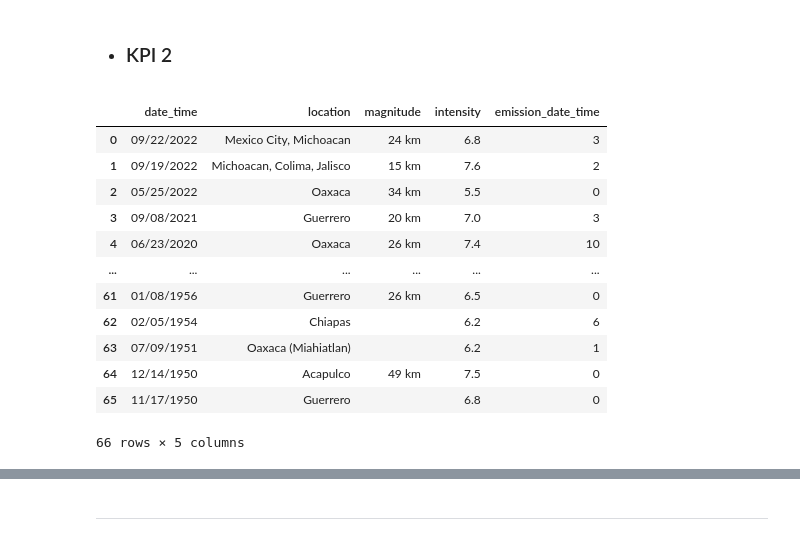
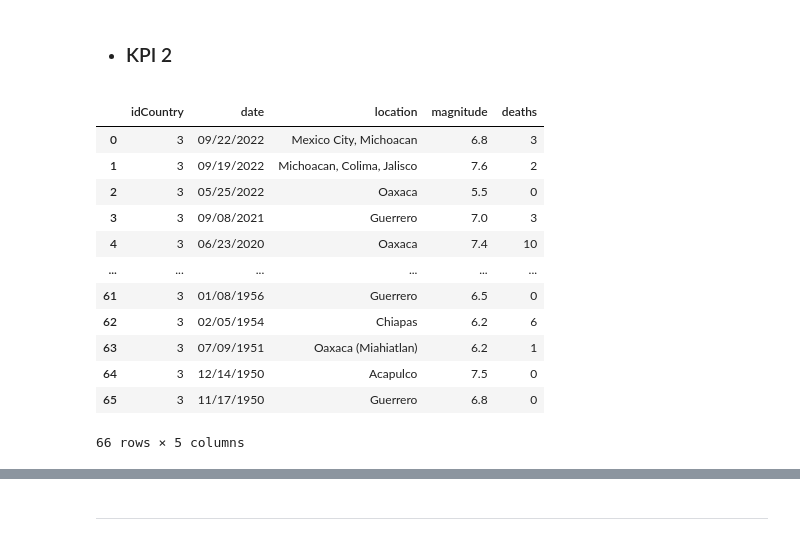
Before and after one commit to ReneRamosTrvn/alertas_sismicas, a Jupyter notebook: ETL.ipynb, the cells around one changed output, grey strips where cells are left out. Drawn from its saved outputs; the diff is of its cells as text; code cells hidden in the pictures.

```diff
--- a/ETL.ipynb
+++ b/ETL.ipynb
@@ -281,41 +279,46 @@ df_mex.to_json("México.json")
 # %%
 # Mexico
 import pandas as pd
 from bs4 import BeautifulSoup
 
 url = 'https://www.worlddata.info/america/mexico/earthquakes.php'
 response = requests.get(url)
 soup = BeautifulSoup(response.text, 'html.parser')
-
 seccion = soup.find('table', {'class': 'std100 hover'})
 rows = seccion.find_all("tr")
 
-data = []
+data_mex = []
 for row in rows[1:]: # Saltamos la primera fila que contiene los encabezados de la tabla
     cols = row.find_all('td')
-    date_time = cols[0].text.strip()
+    date = cols[0].text.strip()
     location = cols[1].text.strip()
-    magnitude = cols[2].text.strip()
-    intensity = cols[3].text.strip()
-    emission_date_time = cols[4].text.strip()
-    data.append([date_time, location, magnitude, intensity, emission_date_time])
+    depth = cols[2].text.strip()
+    magnitude = cols[3].text.strip()
+    deaths = cols[4].text.strip()
+    data_mex.append([date, location, depth, magnitude, deaths])
 
 # Crear dataframe
-df = pd.DataFrame(data, columns=["date_time", "location", "magnitude", "intensity", "emission_date_time"])
+df_mex = pd.DataFrame(data_mex, columns=["date", "location", "depth", "magnitude", "deaths"])
 # Mostrar el dataframe
-df
+# Hay que normalizar los 3 Dataframes para posteriormente unirlos en 1 sola tabla
+
+# Colocamos el id de Mexico = 2
+df_mex["idCountry"] = 3
+# Reordenamos
+df_mex = df_mex[["idCountry","date","location","magnitude","deaths"]]
+df_mex
 # %% [output]
-|  | date_time | location | magnitude | intensity | emission_date_time |
-| 0 | 09/22/2022 | Mexico City, Michoacan | 24 km | 6.8 | 3 |
-| 1 | 09/19/2022 | Michoacan, Colima, Jalisco | 15 km | 7.6 | 2 |
-| 2 | 05/25/2022 | Oaxaca | 34 km | 5.5 | 0 |
-| 3 | 09/08/2021 | Guerrero | 20 km | 7.0 | 3 |
-| 4 | 06/23/2020 | Oaxaca | 26 km | 7.4 | 10 |
+|  | idCountry | date | location | magnitude | deaths |
+| 0 | 3 | 09/22/2022 | Mexico City, Michoacan | 6.8 | 3 |
+| 1 | 3 | 09/19/2022 | Michoacan, Colima, Jalisco | 7.6 | 2 |
+| 2 | 3 | 05/25/2022 | Oaxaca | 5.5 | 0 |
+| 3 | 3 | 09/08/2021 | Guerrero | 7.0 | 3 |
+| 4 | 3 | 06/23/2020 | Oaxaca | 7.4 | 10 |
 | ... | ... | ... | ... | ... | ... |
-| 61 | 01/08/1956 | Guerrero | 26 km | 6.5 | 0 |
-| 62 | 02/05/1954 | Chiapas |  | 6.2 | 6 |
-| 63 | 07/09/1951 | Oaxaca (Miahiatlan) |  | 6.2 | 1 |
-| 64 | 12/14/1950 | Acapulco | 49 km | 7.5 | 0 |
-| 65 | 11/17/1950 | Guerrero |  | 6.8 | 0 |
+| 61 | 3 | 01/08/1956 | Guerrero | 6.5 | 0 |
+| 62 | 3 | 02/05/1954 | Chiapas | 6.2 | 6 |
+| 63 | 3 | 07/09/1951 | Oaxaca (Miahiatlan) | 6.2 | 1 |
+| 64 | 3 | 12/14/1950 | Acapulco | 7.5 | 0 |
+| 65 | 3 | 11/17/1950 | Guerrero | 6.8 | 0 |
 66 rows × 5 columns
 # %%
```
Also changed, not shown: parts of 20 cells of this notebook.
